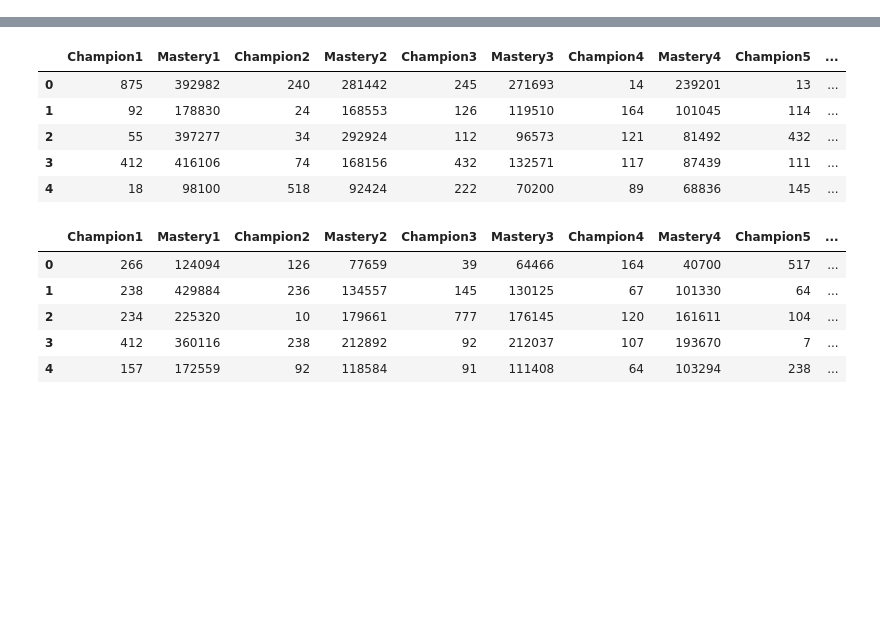
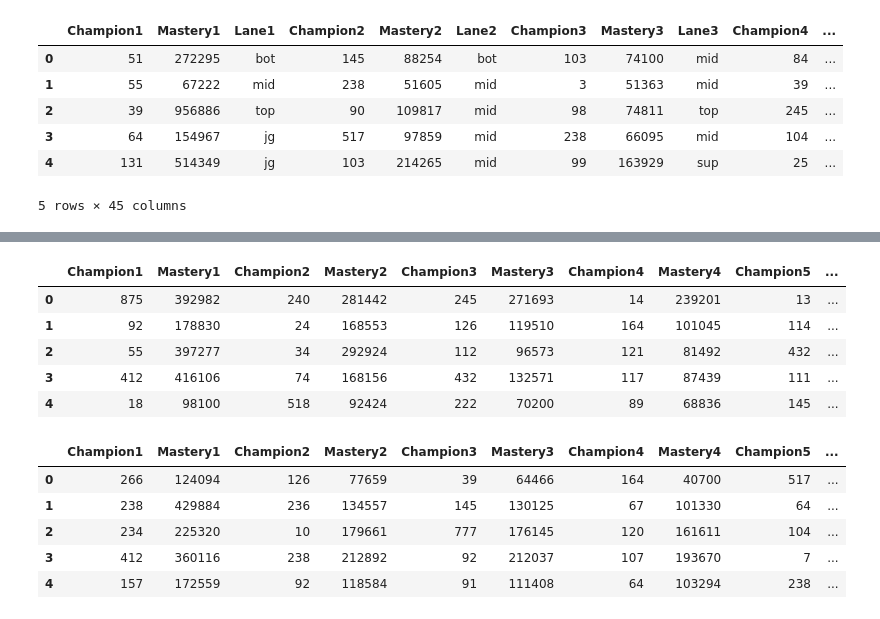
Before and after one commit to Ethan-Shapiro/Tiger-Graph-LoL-Champion-Recommender, a Jupyter notebook: data_prep.ipynb, the cells around one changed output, grey strips where cells are left out. Cells and saved outputs as stored; diff of their text form; code cells hidden in the pictures; blank space fills up the shorter version.

Commit message:
Started working on top3 champions per lane

```diff
--- a/data_prep.ipynb
+++ b/data_prep.ipynb
@@ -17,3 +17,24 @@ def get_regional_csvs(region: str):
         if region in f:
             dfs[f.split('_')[1].split('.')[0]] = pd.read_csv(f'data/{f}', dtype=type_dict)
     return dfs
+# %%
+def get_top3_dfs(region: str):
+    """
+    Returns at list of dataframes of by region of the top 3 champions per lane per player.
+    """
+    dfs = {}
+    for f in os.listdir('data/top3'):
+        if region in f:
+            dfs[f.split('_')[1].split('.')[0]] = pd.read_csv(f'data/top3/{f}')
+    return dfs
+# %%
+na_top3 = get_top3_dfs('na')
+na_top3['diamond'].head()
+# %% [output]
+|  | Champion1 | Mastery1 | Lane1 | Champion2 | Mastery2 | Lane2 | Champion3 | Mastery3 | Lane3 | Champion4 | ... |
+| 0 | 51 | 272295 | bot | 145 | 88254 | bot | 103 | 74100 | mid | 84 | ... |
+| 1 | 55 | 67222 | mid | 238 | 51605 | mid | 3 | 51363 | mid | 39 | ... |
+| 2 | 39 | 956886 | top | 90 | 109817 | mid | 98 | 74811 | top | 245 | ... |
+| 3 | 64 | 154967 | jg | 517 | 97859 | mid | 238 | 66095 | mid | 104 | ... |
+| 4 | 131 | 514349 | jg | 103 | 214265 | mid | 99 | 163929 | sup | 25 | ... |
+5 rows × 45 columns
```
Also changed, not shown: parts of 10 cells of this notebook.
